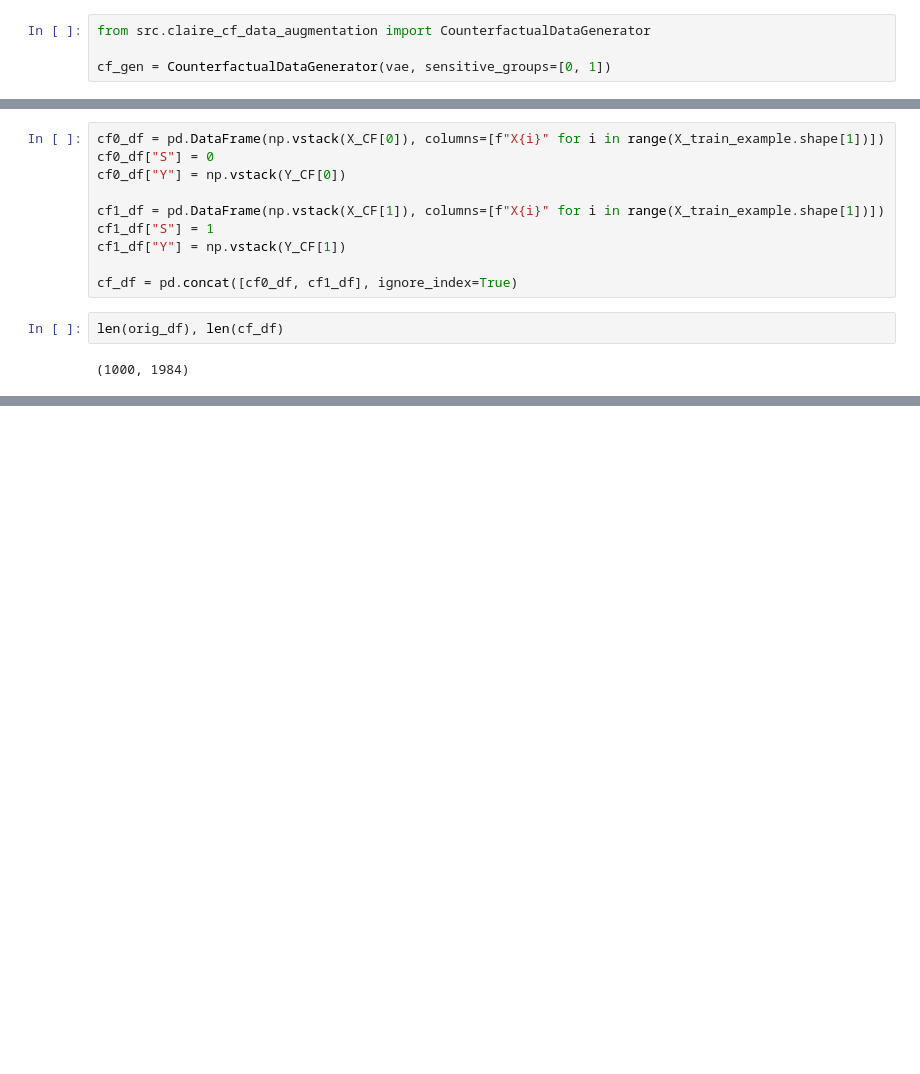
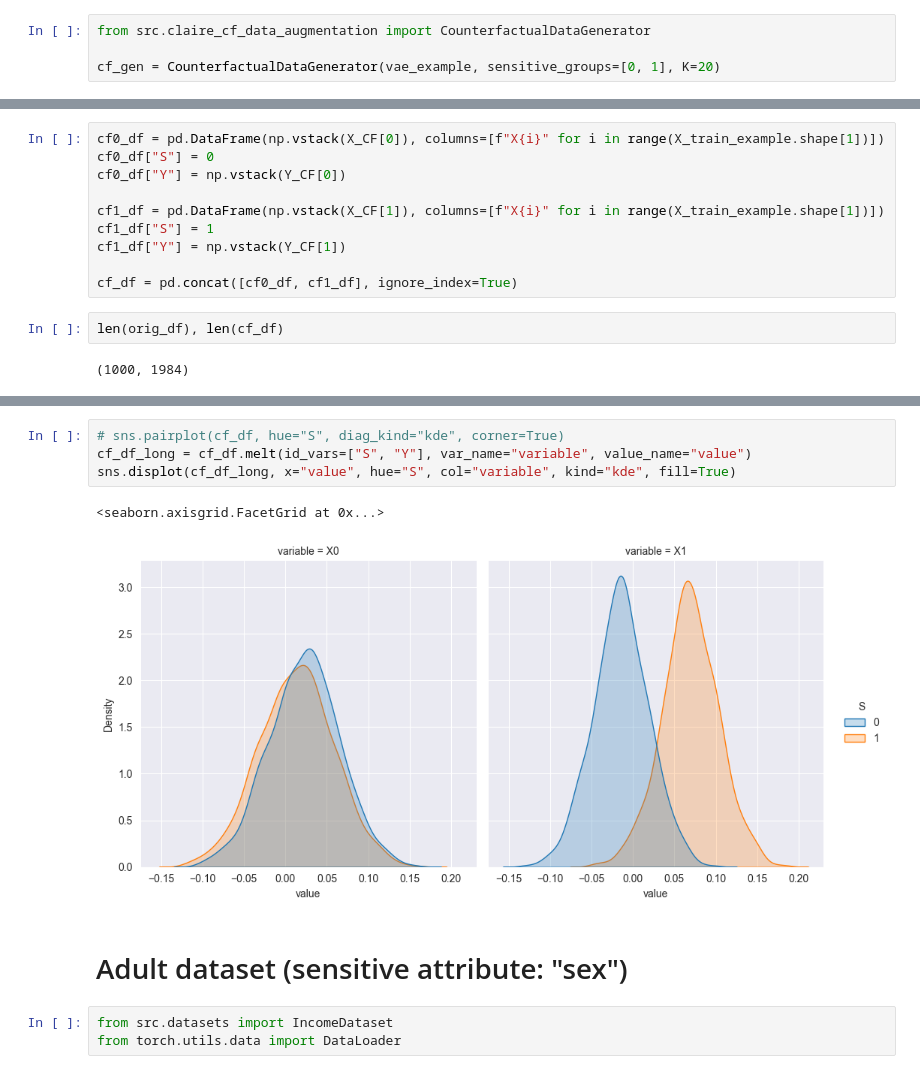
Before and after one commit to dianaggomez/FADE_extension, a Jupyter notebook: notebooks/CF_CLAIRE_VAE.ipynb, the cells around one changed output, grey strips where cells are left out. Drawn from its saved outputs; the diff is of its cells as text; blank space fills up the shorter version.

```diff
--- a/notebooks/CF_CLAIRE_VAE.ipynb
+++ b/notebooks/CF_CLAIRE_VAE.ipynb
@@ -171,7 +189,7 @@ plt.show()
 # %%
 from src.claire_cf_data_augmentation import CounterfactualDataGenerator
 
-cf_gen = CounterfactualDataGenerator(vae, sensitive_groups=[0, 1])
+cf_gen = CounterfactualDataGenerator(vae_example, sensitive_groups=[0, 1], K=20)
 # %%
 train_dataset = DummyDataset(X_train_example, Y_train_example, S_train_example)
 train_dataloader = DataLoader(train_dataset, batch_size=32, shuffle=True, drop_last=True)
@@ -215,0 +226,12 @@ Text(0.5, 0.98, 'Distribution of Generated Counterfactual Data')
+# %%
+# sns.pairplot(cf_df, hue="S", diag_kind="kde", corner=True)
+cf_df_long = cf_df.melt(id_vars=["S", "Y"], var_name="variable", value_name="value")
+sns.displot(cf_df_long, x="value", hue="S", col="variable", kind="kde", fill=True)
+# %% [output]
+<seaborn.axisgrid.FacetGrid at 0x...>
+[figure, added]
+# %% [markdown]
+# Adult dataset (sensitive attribute: "sex")
+# %%
+from src.datasets import IncomeDataset
+from torch.utils.data import DataLoader
```
Also changed, not shown: parts of 47 cells of this notebook, 4 other files.
